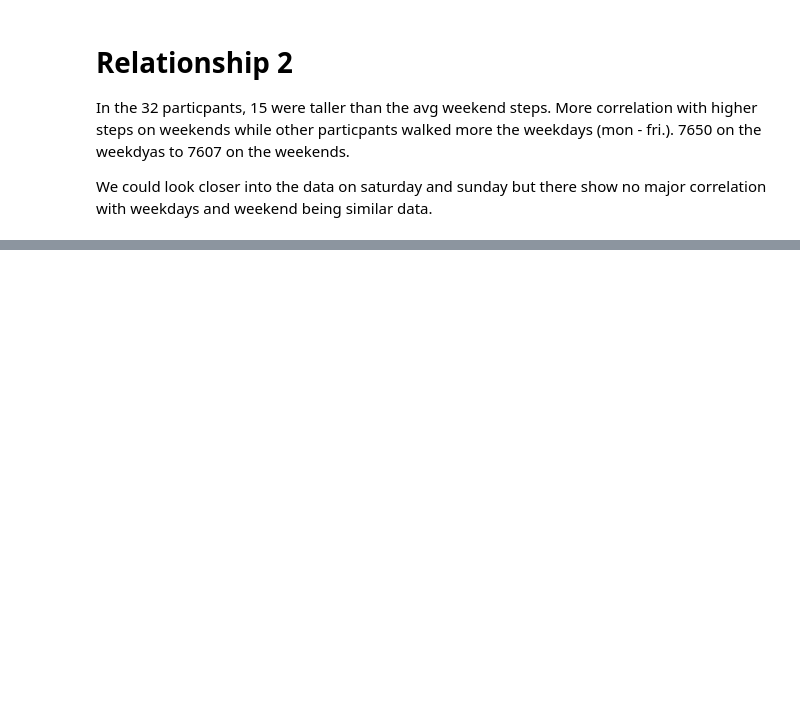
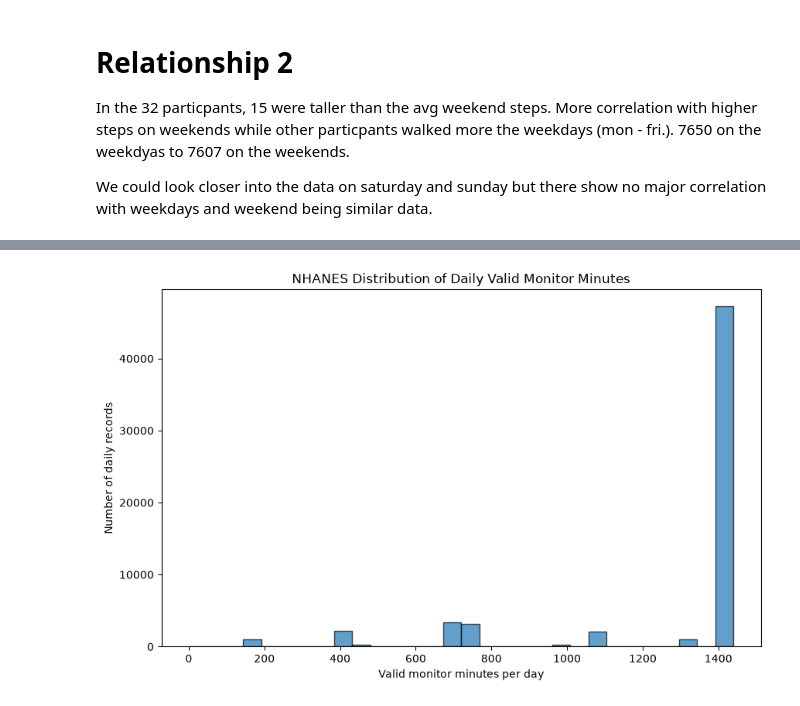
Before and after one commit to gcisne4/cs418-Fitness-Analytics, a Jupyter notebook: eda.ipynb, the cells around one changed output, grey strips where cells are left out. Drawn from its saved outputs; the diff is of its cells as text; code cells hidden in the pictures; blank space fills up the shorter version.

```diff
--- a/eda.ipynb
+++ b/eda.ipynb
@@ -474,0 +465,6 @@ We could look closer into the data on saturday and sunday but there show no majo
+# %%
+nhanes_raw_data = pd.read_sas("data/cdc/PAXDAY_G.xpt", format="xport")
+
+nhanes_data = pl.from_pandas(nhanes_raw_data)
+
+nhanes_data.head()
@@ -474,0 +669,5 @@ We could look closer into the data on saturday and sunday but there show no majo
+# %%
+for col in ["PAXNWMD", "PAXQFD", "PAXSSNDP"]:
+    print(f"\nColumn: {col}")
+
+    print(nhanes_raw_data[col].value_counts(dropna=False).head(10))
@@ -474,0 +721,14 @@ We could look closer into the data on saturday and sunday but there show no majo
+# %%
+# Check suspicious values against zero
+for col in ["PAXNWMD", "PAXQFD", "PAXSSNDP"]:
+    print(f"\nColumn: {col}")
+
+    print("Exact zeros:", (nhanes_raw_data[col] == 0).sum())
+
+    print(
+        "Suspicious values:",
+        ((nhanes_raw_data[col] > 0) &
+         (nhanes_raw_data[col] < 1e-70)).sum()
+    )
+
+    print("Minimum value:", nhanes_raw_data[col].min())
@@ -474,0 +813,19 @@ We could look closer into the data on saturday and sunday but there show no majo
+# %%
+# Distribution of daily valid monitor minutes
+
+plt.figure(figsize=(10, 6))
+
+plt.hist(
+    nhanes_clean["PAXVMD"].to_numpy(),
+    bins=30,
+    edgecolor="black",
+    alpha=0.7
+)
+
+plt.xlabel("Valid monitor minutes per day")
+plt.ylabel("Number of daily records")
+plt.title("NHANES Distribution of Daily Valid Monitor Minutes")
+
+plt.show()
+# %% [output]
+[figure, added]
```
Also changed, not shown: parts of 36 cells of this notebook, 2 other files.
